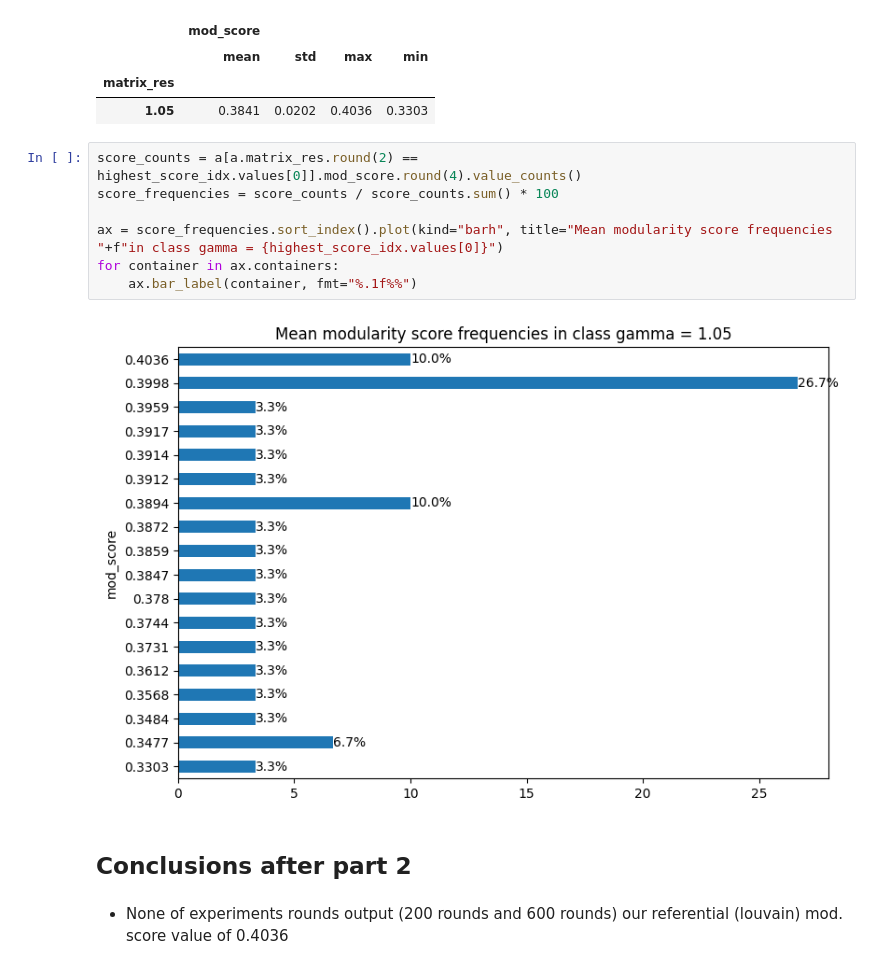
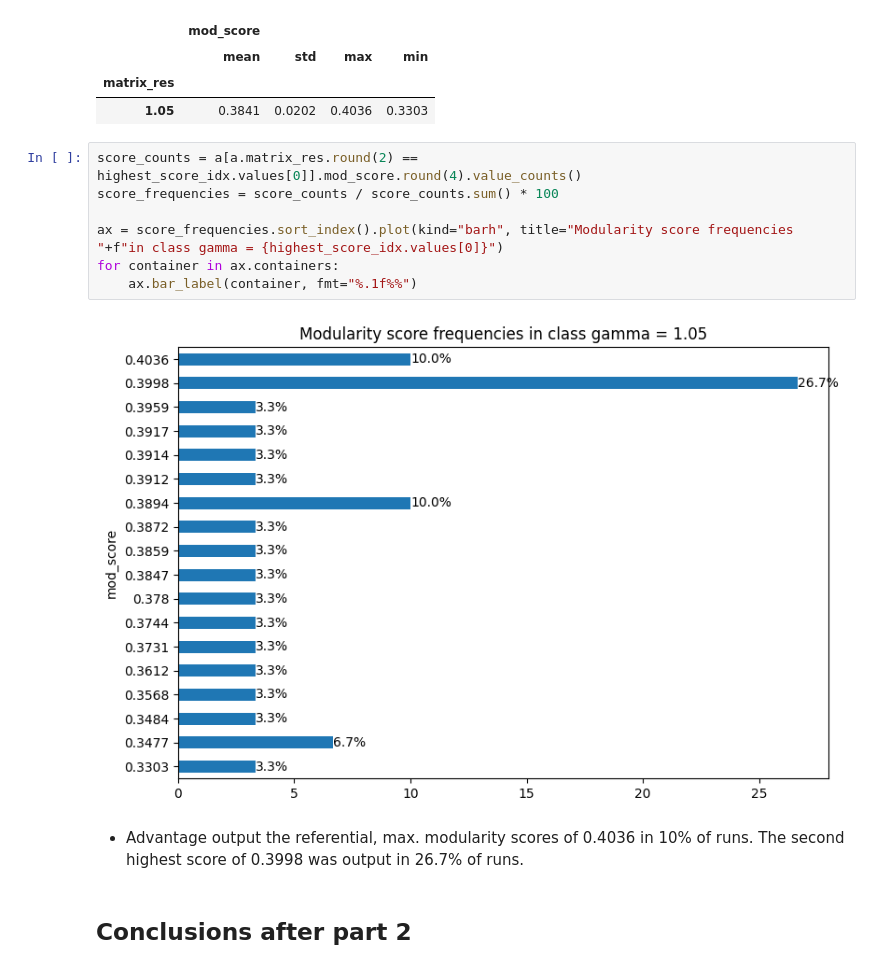
Before and after one commit to QStats/StatsModule, a Jupyter notebook: 2_results_karate.ipynb, the cells around one changed output. Cells and saved outputs as stored; diff of their text form.

```diff
--- a/2_results_karate.ipynb
+++ b/2_results_karate.ipynb
@@ -458,13 +470,13 @@ highest_score_class
 # %%
 score_counts = a[a.matrix_res.round(2) == highest_score_idx.values[0]].mod_score.round(4).value_counts()
 score_frequencies = score_counts / score_counts.sum() * 100
 
-ax = score_frequencies.sort_index().plot(kind="barh", title="Mean modularity score frequencies "+f"in class gamma = {highest_score_idx.values[0]}")
+ax = score_frequencies.sort_index().plot(kind="barh", title="Modularity score frequencies "+f"in class gamma = {highest_score_idx.values[0]}")
 for container in ax.containers:
     ax.bar_label(container, fmt="%.1f%%")
 # %% [output]
-[figure, old version]
+[figure, new version]
+# %% [markdown]
+- Advantage output the referential, max. modularity scores of 0.4036 in 10% of runs. The second highest score of 0.3998 was output in 26.7% of runs.
 # %% [markdown]
 ## Conclusions after part 2
-# %% [markdown]
-- None of experiments rounds output (200 rounds and 600 rounds) our referential (louvain) mod. score value of 0.4036
```
Also changed, not shown: parts of 9 cells of this notebook, 2 other files.
